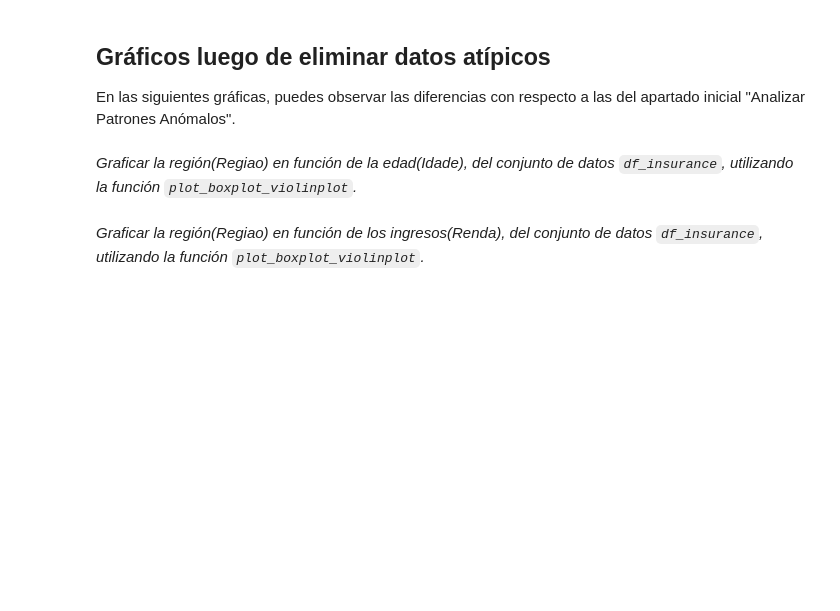
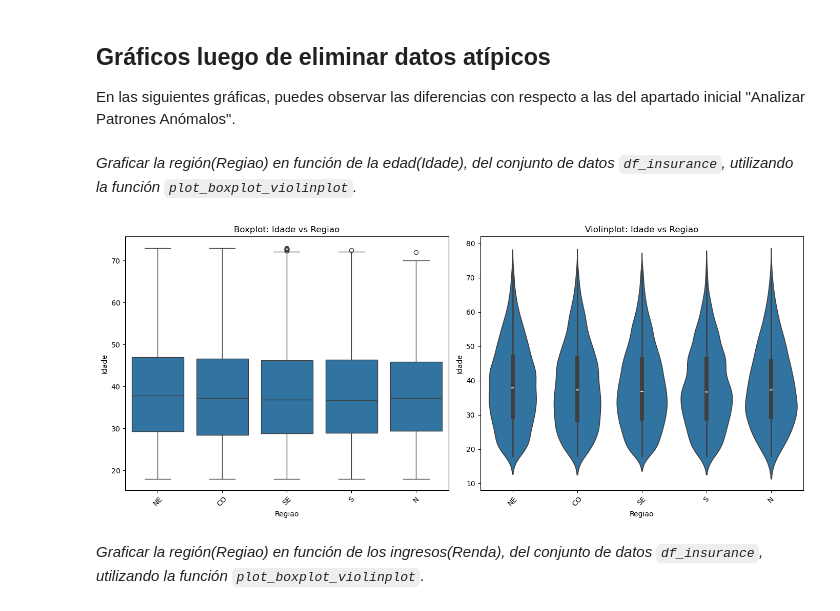
Before and after one commit to irina-yakovleva/python_b2_edp_uoc, a Jupyter notebook: python_b2_proyecto_final.ipynb, the cells around one changed output. Cells and saved outputs as stored; diff of their text form; code cells hidden in the pictures; blank space fills up the shorter version.

```diff
--- a/python_b2_proyecto_final.ipynb
+++ b/python_b2_proyecto_final.ipynb
@@ -1683,0 +1786,11 @@ class OutlierRemover(BaseEstimator, TransformerMixin):
+# %%
+
+# PASO 1: Convertir variables categóricas T/F a 1/0
+print("Conversión de variables categóricas T/F a 1/0")
+
+# Identificar columnas con valores T/F
+categorical_columns = ['seguro auto', 'seguro vida Emp', 'seguro vida PF', 'Seguro Residencial']
+
+# Convertir T/F a 1/0
+for col in categorical_columns:
+    df_insurance[col] = df_insurance[col].map({'T': 1, 'F': 0})
@@ -1683,0 +1813,14 @@ class OutlierRemover(BaseEstimator, TransformerMixin):
+# %%
+
+# Aplicar OutlierRemover
+print("\nAplicación del OutlierRemover")
+
+# Identificar columnas numéricas (excluyendo las categóricas convertidas)
+numeric_columns = ['ID', 'Idade', 'Renda', 'Genero']
+
+# Ejecutar la transformación utilizando la clase OutlierRemover
+outlier_remover = OutlierRemover(threshold=1.5, columns=numeric_columns)
+df_insurance = outlier_remover.fit_transform(df_insurance)
+
+# mostramos el dataset después de la conversión
+df_insurance.head()
@@ -1700,3 +1884,9 @@ En las siguientes gráficas, puedes observar las diferencias con respecto a las
+# %%
+#Write your code here
+# Graficar la región en función de la edad después de eliminar outliers
+plot_boxplot_violinplot(df_insurance, 'Regiao', 'Idade')
+# %% [output]
+[figure, added]
 # %% [markdown]
  *Graficar la región(Regiao) en función de los ingresos(Renda), del conjunto de datos `df_insurance`, utilizando la función `plot_boxplot_violinplot`.*
 # %%
```
Also changed, not shown: parts of 33 cells of this notebook.
